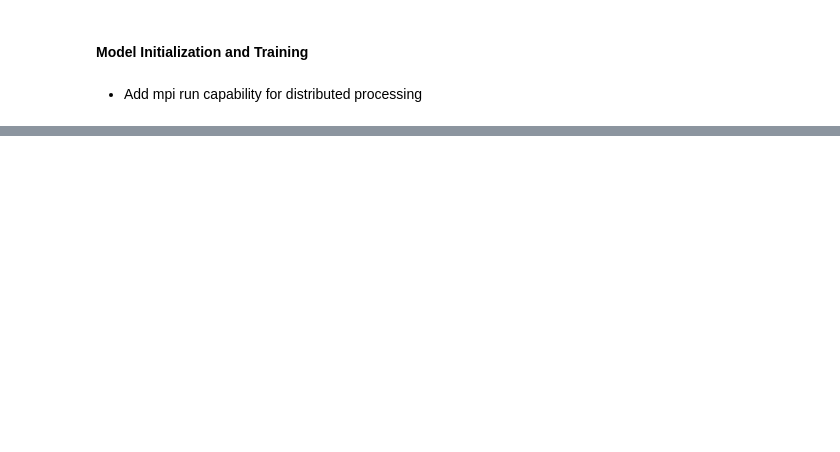
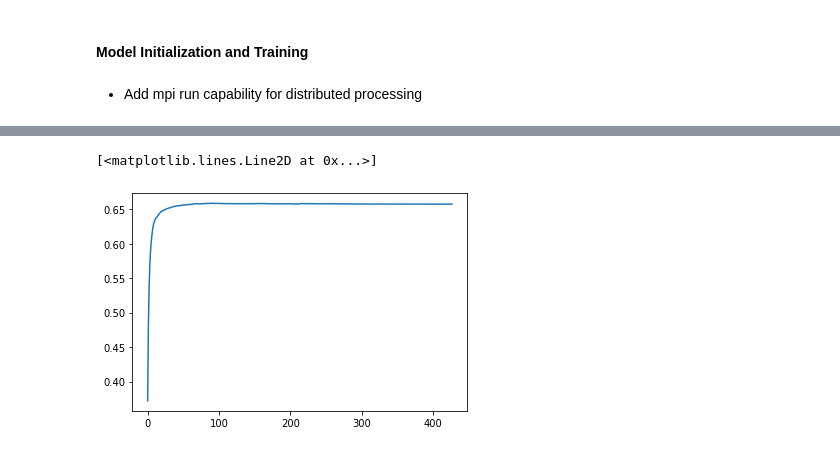
Before and after one commit to suhasgupta791/mids-w251-final-project, a Jupyter notebook: models/Tranformer_based/Bert_Modeling_GPU.ipynb, the cells around one changed output, grey strips where cells are left out. Drawn from its saved outputs; the diff is of its cells as text; code cells hidden in the pictures; blank space fills up the shorter version.

```diff
--- a/models/Tranformer_based/Bert_Modeling_GPU.ipynb
+++ b/models/Tranformer_based/Bert_Modeling_GPU.ipynb
@@ -302,23 +309,23 @@ valid_sampler = RandomSampler(valid_dataset)
 # valid_dataset[10]
 # %%
 # Parameters for cloud GPU
-'''
-train_params = {'batch_size': 128,
+train_params = {'batch_size': 48,
           'shuffle': False,
           'num_workers': 16}
-valid_params = {'batch_size': 128,
-          'shuffle': False,
-          'num_workers': 16}
-'''
-# Parameters for local GPU
-train_params = {'batch_size': 32,
-          'shuffle': False,
-          'num_workers': 16}
-valid_params = {'batch_size': 8,
+valid_params = {'batch_size': 48,
           'shuffle': False,
           'num_workers': 16}
 
-max_epochs = 4
+# # Parameters for local GPU
+# train_params = {'batch_size': 32,
+#           'shuffle': False,
+#           'num_workers': 16}
+# valid_params = {'batch_size': 8,
+#           'shuffle': False,
+#           'num_workers': 16}
+
+max_epochs = 2
+accumulation_steps=20
 
 # print("Expected number of batches:", int(len(train_data_tokenized)/params['batch_size']))
 train_dataLoader = torch.utils.data.DataLoader(train_dataset,sampler=train_sampler,batch_size=train_params['batch_size'],
@@ -331,4 +338,6 @@ valid_dataLoader = torch.utils.data.DataLoader(valid_dataset,sampler=valid_sampl
                                          pin_memory=False,drop_last=True)
 print("Generated number of training batches:%d" %len(train_dataLoader))
 print("Generated number of validation batches:%d" %len(valid_dataLoader))
+print("Number of training steps:",len(train_dataLoader)*max_epochs)
+print("Number of validation steps:",len(train_dataLoader)*max_epochs/accumulation_steps)
 # %% [output]
@@ -340,16 +350,17 @@ Generated number of validation batches:25
 # %%
 # Initialize the model
 model,optimizer,scheduler,EPOCHS = bert_model1.initialize_model_for_training(len(train_dataLoader),
-                                                                             EPOCHS=max_epochs)
+                                                                             EPOCHS=max_epochs,accumulation_steps=accumulation_steps)
 # %% [markdown]
 - Add mpi run capability for distributed processing
 # %%
 # Train
 
 start = time.time()
-trained_model=bert_model1.run_training(model,train_dataLoader,valid_dataLoader,
-                         optimizer=optimizer,scheduler=scheduler,EPOCHS=EPOCHS)
+trained_model,training_stats,validation_stats=\
+        bert_model1.run_training(model,train_dataLoader,valid_dataLoader,
+                         optimizer=optimizer,scheduler=scheduler,EPOCHS=EPOCHS,accumulation_steps=accumulation_steps)
 
-print("Training Time:", time.time()-start)
+print("Training Time:%0.5f seconds" %(time.time()-start))
 # %% [output]
 [interactive output not drawn]
@@ -373,0 +379,8 @@ trained_model.config
+# %%
+training_losses = [x['train_loss'] for x in training_stats]
+training_acc = [x['train_acc'] for x in training_stats]
+# %%
+plt.plot(training_losses)
+# %% [output]
+[<matplotlib.lines.Line2D at 0x...>]
+[figure, added]
```
Also changed, not shown: parts of 13 cells of this notebook.
